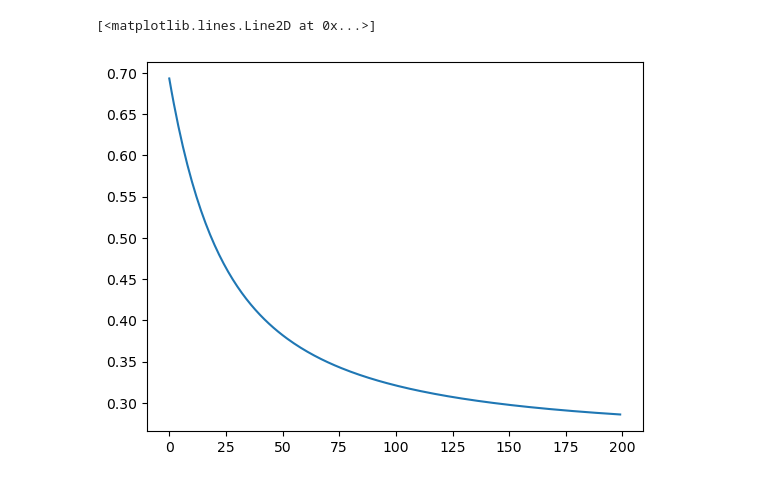
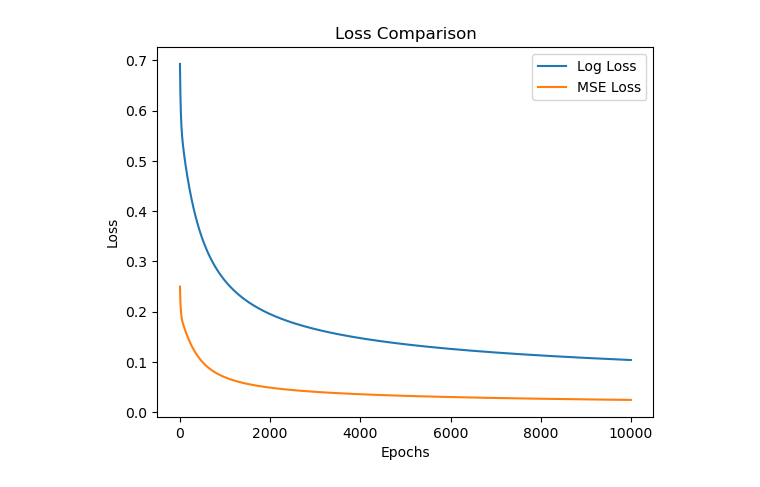
Before and after one commit to GaziWani1/logistic-regression, a Jupyter notebook: one feature/code.ipynb, the cells around one changed output. Cells and saved outputs as stored; diff of their text form; code cells hidden in the pictures.

```diff
--- a/one feature/code.ipynb
+++ b/one feature/code.ipynb
@@ -19,2 +33,3 @@ y = np.array([
 # %%
-X = (X - np.mean(X)) / np.std(X)
+X = (X - X.min()) / (X.max() - X.min())
+print(X)
@@ -29,20 +74,30 @@ X_test = np.array([X_test, np.ones(len(X_test))]).T
 parameters = np.zeros(X_train.shape[1])
 # %%
 n = len(X_train)
-epochs = 200
+epochs = 10000
 learning_rate = 0.1
-losses = []
+lossesLog = []
+lossesMse = []
+epsilon = 1e-9
+
 for i in range(epochs):
     z = np.dot(X_train , parameters)
     y_pred = 1 / (1 + np.exp(-z))
 
     gradient = (1 / n) * np.dot(X_train.T, (y_pred - y_train))
-    loss = -np.sum(y_train * np.log(y_pred ) + (1 - y_train) * np.log(1 - y_pred )) / n
 
-    losses.append(loss)
+    lossLog = -np.mean(y_train * np.log(y_pred + epsilon) +(1 - y_train) * np.log(1 - y_pred + epsilon))
+
+    lossMSE =  np.mean((y_train - y_pred) ** 2)
+
+    lossesLog.append(lossLog)
+    lossesMse.append(lossMSE)
+
     parameters -= learning_rate * gradient
+    # print("Log Loss : ",parameters)
 
-print(parameters)
-print(losses)
-print(loss)
+# print(parameters)
+print(lossMSE)
+
+print(lossLog)
 # %% [output]
@@ -52,8 +121,15 @@ print(loss)
 # %%
-plt.plot(losses)
+plt.plot(lossesLog, label='Log Loss')
+plt.plot(lossesMse, label='MSE Loss')
+
+plt.xlabel("Epochs")
+plt.ylabel("Loss")
+plt.title("Loss Comparison")
+
+plt.legend()
+plt.show()
 # %% [output]
-[<matplotlib.lines.Line2D at 0x...>]
-[figure, old version]
+[figure, new version]
 # %%
 w = parameters[0]
 b = parameters[1]
```
Also changed, not shown: parts of 9 cells of this notebook, 4 other files.
